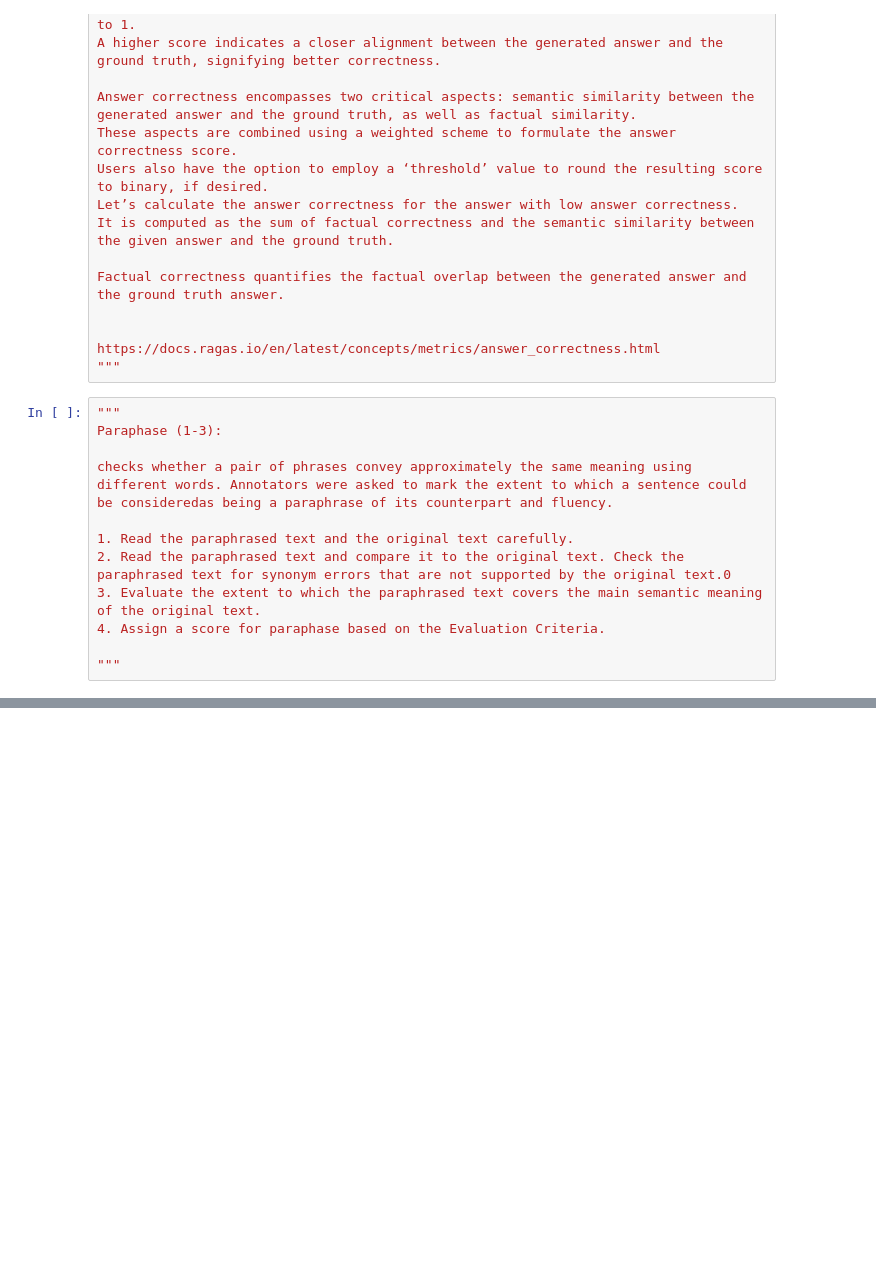
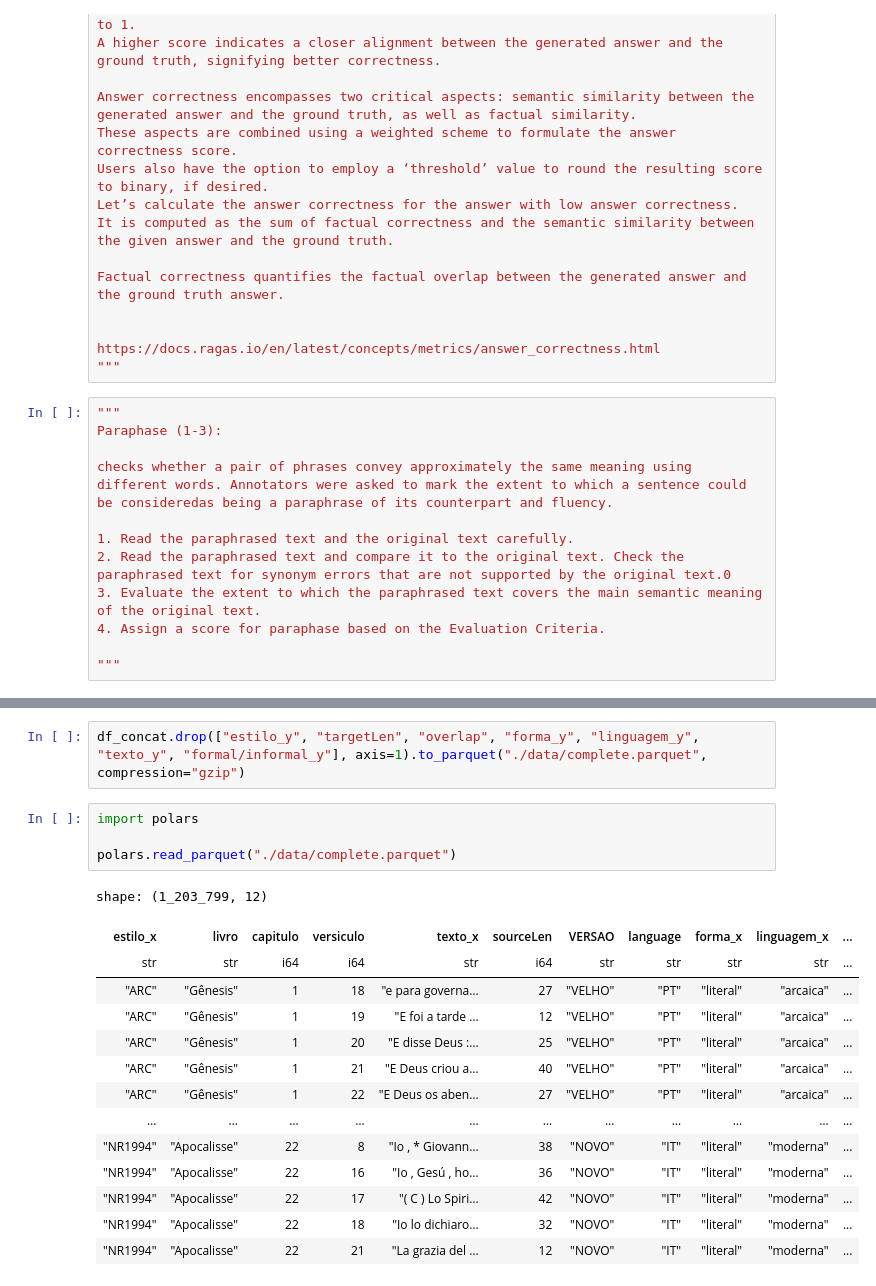
Before and after one commit to pablocosta/X-bible, a Jupyter notebook: statsGeral.IPYNB, the cells around one changed output, grey strips where cells are left out. Cells and saved outputs as stored; diff of their text form; blank space fills up the shorter version.

```diff
--- a/statsGeral.IPYNB
+++ b/statsGeral.IPYNB
@@ -421,0 +2330,21 @@ Name: texto_y, dtype: object
+# %%
+df_concat.drop(["estilo_y", "targetLen", "overlap", "forma_y", "linguagem_y", "texto_y", "formal/informal_y"], axis=1).to_parquet("./data/complete.parquet", compression="gzip")
+# %%
+import polars
+
+polars.read_parquet("./data/complete.parquet")
+# %% [output]
+shape: (1_203_799, 12)
+| estilo_x | livro | capitulo | versiculo | texto_x | sourceLen | VERSAO | language | forma_x | linguagem_x | ... |
+| str | str | i64 | i64 | str | i64 | str | str | str | str | ... |
+| "ARC" | "Gênesis" | 1 | 18 | "e para governa… | 27 | "VELHO" | "PT" | "literal" | "arcaica" | ... |
+| "ARC" | "Gênesis" | 1 | 19 | "E foi a tarde … | 12 | "VELHO" | "PT" | "literal" | "arcaica" | ... |
+| "ARC" | "Gênesis" | 1 | 20 | "E disse Deus :… | 25 | "VELHO" | "PT" | "literal" | "arcaica" | ... |
+| "ARC" | "Gênesis" | 1 | 21 | "E Deus criou a… | 40 | "VELHO" | "PT" | "literal" | "arcaica" | ... |
+| "ARC" | "Gênesis" | 1 | 22 | "E Deus os aben… | 27 | "VELHO" | "PT" | "literal" | "arcaica" | ... |
+| … | … | … | … | … | … | … | … | … | … | ... |
+| "NR1994" | "Apocalisse" | 22 | 8 | "Io , * Giovann… | 38 | "NOVO" | "IT" | "literal" | "moderna" | ... |
+| "NR1994" | "Apocalisse" | 22 | 16 | "Io , Gesú , ho… | 36 | "NOVO" | "IT" | "literal" | "moderna" | ... |
+| "NR1994" | "Apocalisse" | 22 | 17 | "( C ) Lo Spiri… | 42 | "NOVO" | "IT" | "literal" | "moderna" | ... |
+| "NR1994" | "Apocalisse" | 22 | 18 | "Io lo dichiaro… | 32 | "NOVO" | "IT" | "literal" | "moderna" | ... |
+| "NR1994" | "Apocalisse" | 22 | 21 | "La grazia del … | 12 | "NOVO" | "IT" | "literal" | "moderna" | ... |
```
Also changed, not shown: parts of 69 cells of this notebook, 7 other files.
